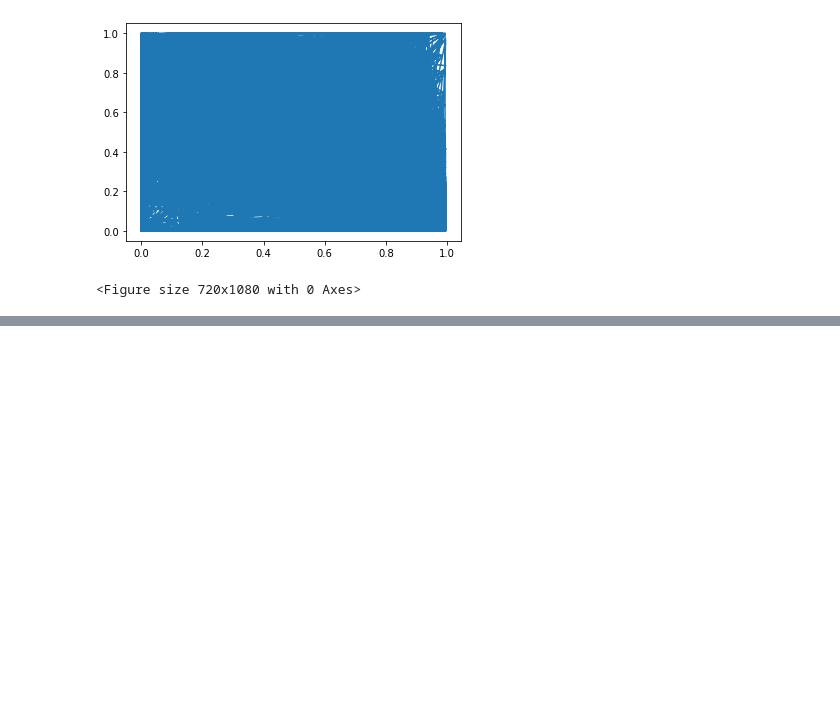
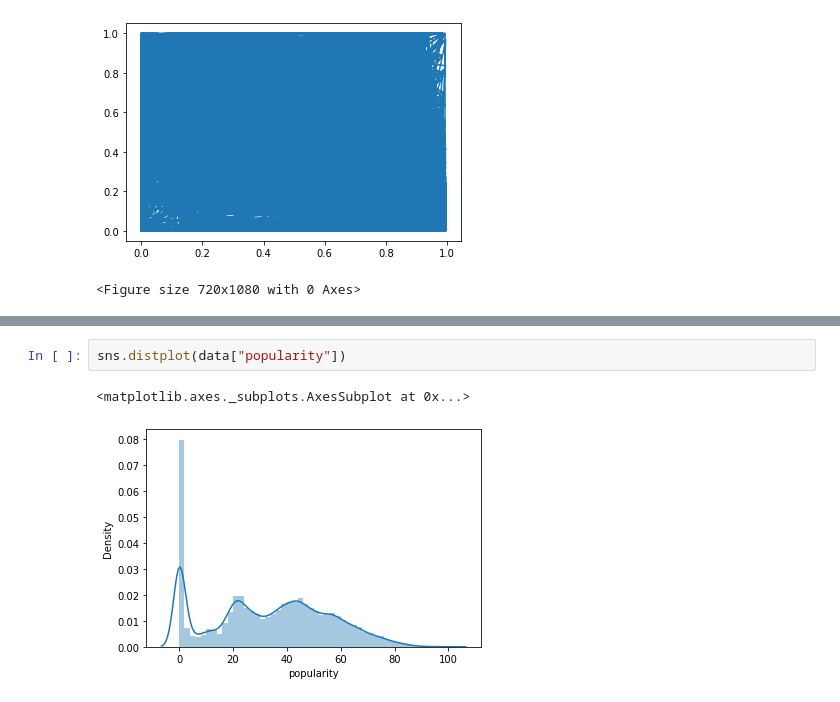
Before and after one commit to abhi-11nav/Spotify-data-Analysis, a Jupyter notebook: Spotify_Music_Analysis.ipynb, the cells around one changed output, grey strips where cells are left out. Drawn from its saved outputs; the diff is of its cells as text; blank space fills up the shorter version.

```diff
--- a/Spotify_Music_Analysis.ipynb
+++ b/Spotify_Music_Analysis.ipynb
@@ -321,0 +345,5 @@ sns.scatter(data[][:10000],data[][:10000], hue=data["popular"])
+# %%
+sns.distplot(data["popularity"])
+# %% [output]
+<matplotlib.axes._subplots.AxesSubplot at 0x...>
+[figure, added]
```
Also changed, not shown: parts of 13 cells of this notebook.
